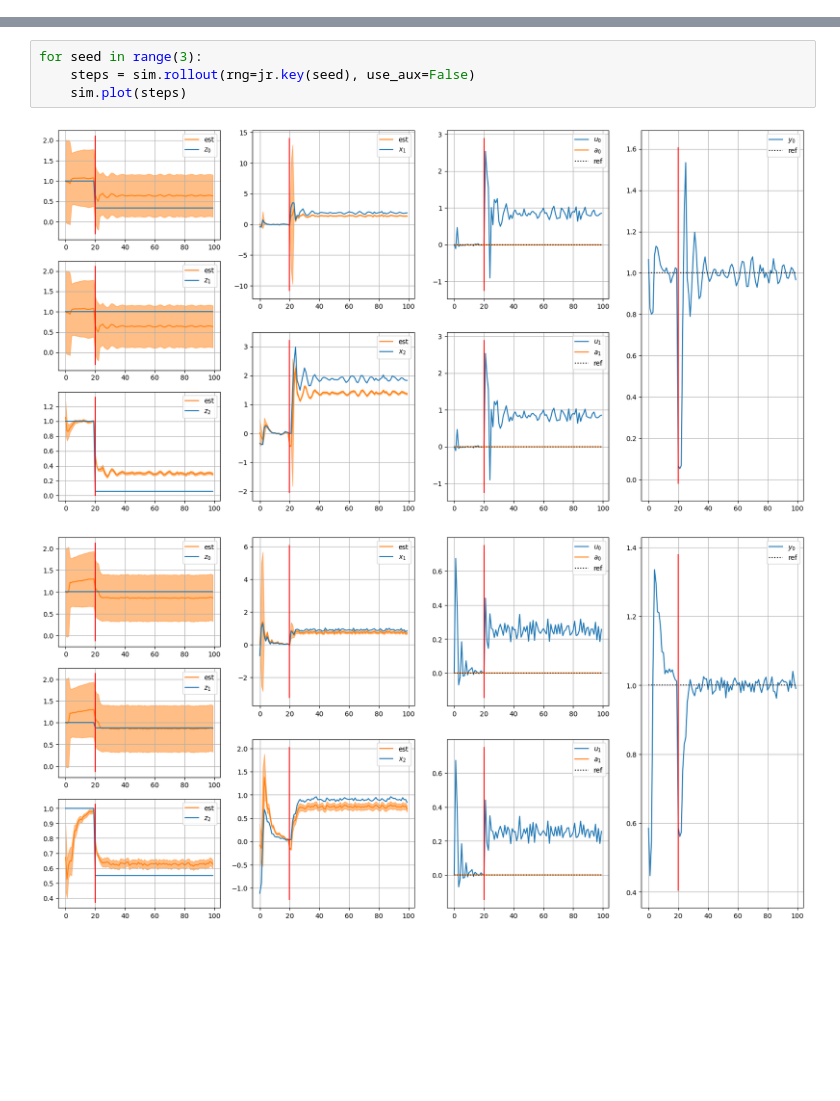
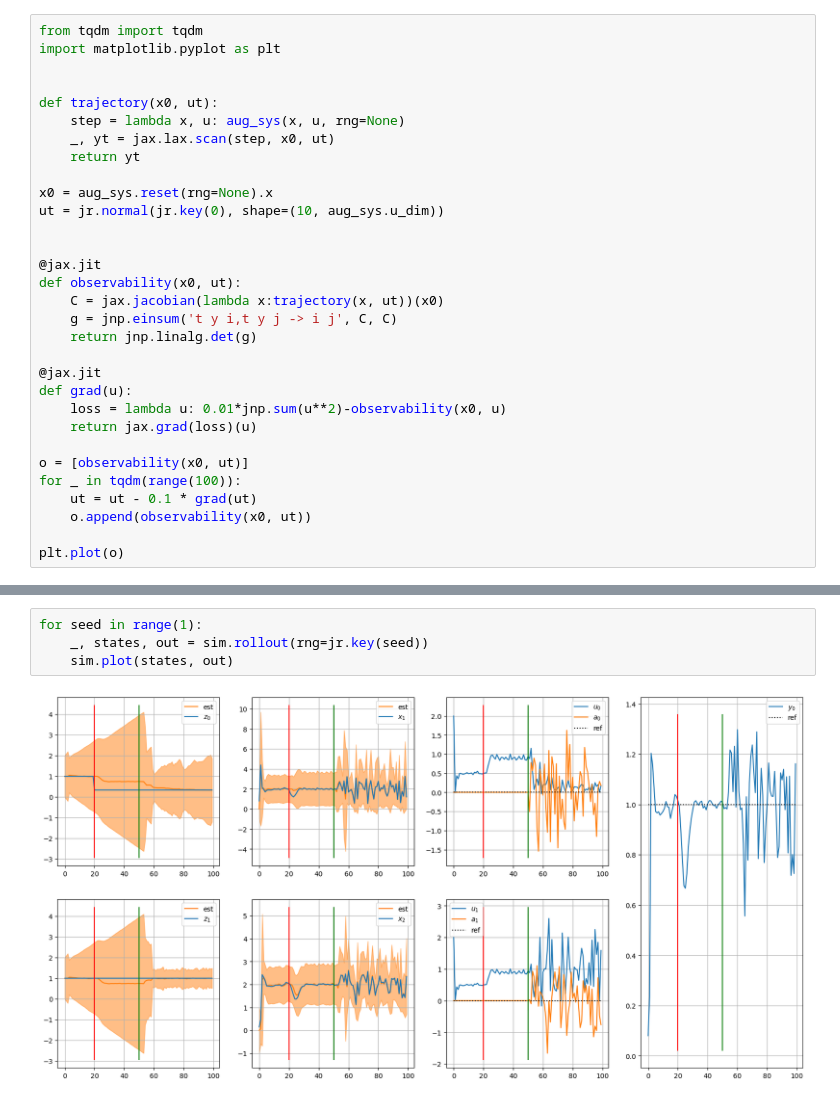
Before and after one commit to davidesartor/FIERL, a Jupyter notebook: fierl2/test.ipynb, the cells around one changed output, grey strips where cells are left out. Saved outputs shown, nothing was run; the diff lists cells and outputs as text; blank space fills up the shorter version.

```diff
--- a/fierl2/test.ipynb
+++ b/fierl2/test.ipynb
@@ -32,0 +38,31 @@ sim = Simulator(sys=sys, mpc=mpc, kf=kf, Jy=Jy, Ju=Ju, Je=Je, ref_y=ref_y, ref_u
+# %%
+from tqdm import tqdm
+import matplotlib.pyplot as plt
+
+
+def trajectory(x0, ut):
+    step = lambda x, u: aug_sys(x, u, rng=None)
+    _, yt = jax.lax.scan(step, x0, ut)
+    return yt
+
+x0 = aug_sys.reset(rng=None).x
+ut = jr.normal(jr.key(0), shape=(10, aug_sys.u_dim))
+
+
+@jax.jit
+def observability(x0, ut):
+    C = jax.jacobian(lambda x:trajectory(x, ut))(x0)
+    g = jnp.einsum('t y i,t y j -> i j', C, C)
+    return jnp.linalg.det(g)
+
+@jax.jit
+def grad(u):
+    loss = lambda u: 0.01*jnp.sum(u**2)-observability(x0, u)
+    return jax.grad(loss)(u)
+
+o = [observability(x0, ut)]
+for _ in tqdm(range(100)):
+    ut = ut - 0.1 * grad(ut)
+    o.append(observability(x0, ut))
+
+plt.plot(o)
@@ -33,7 +72,6 @@ sim = Simulator(sys=sys, mpc=mpc, kf=kf, Jy=Jy, Ju=Ju, Je=Je, ref_y=ref_y, ref_u
 # %%
-for seed in range(3):
-    steps = sim.rollout(rng=jr.key(seed), use_aux=False)
-    sim.plot(steps)
+for seed in range(1):
+    _, states, out = sim.rollout(rng=jr.key(seed))
+    sim.plot(states, out)
 # %% [output]
-[figure, old version]
+[figure, new version]
-[figure, removed]
```
Also changed, not shown: parts of 9 cells of this notebook, 4 other files.
